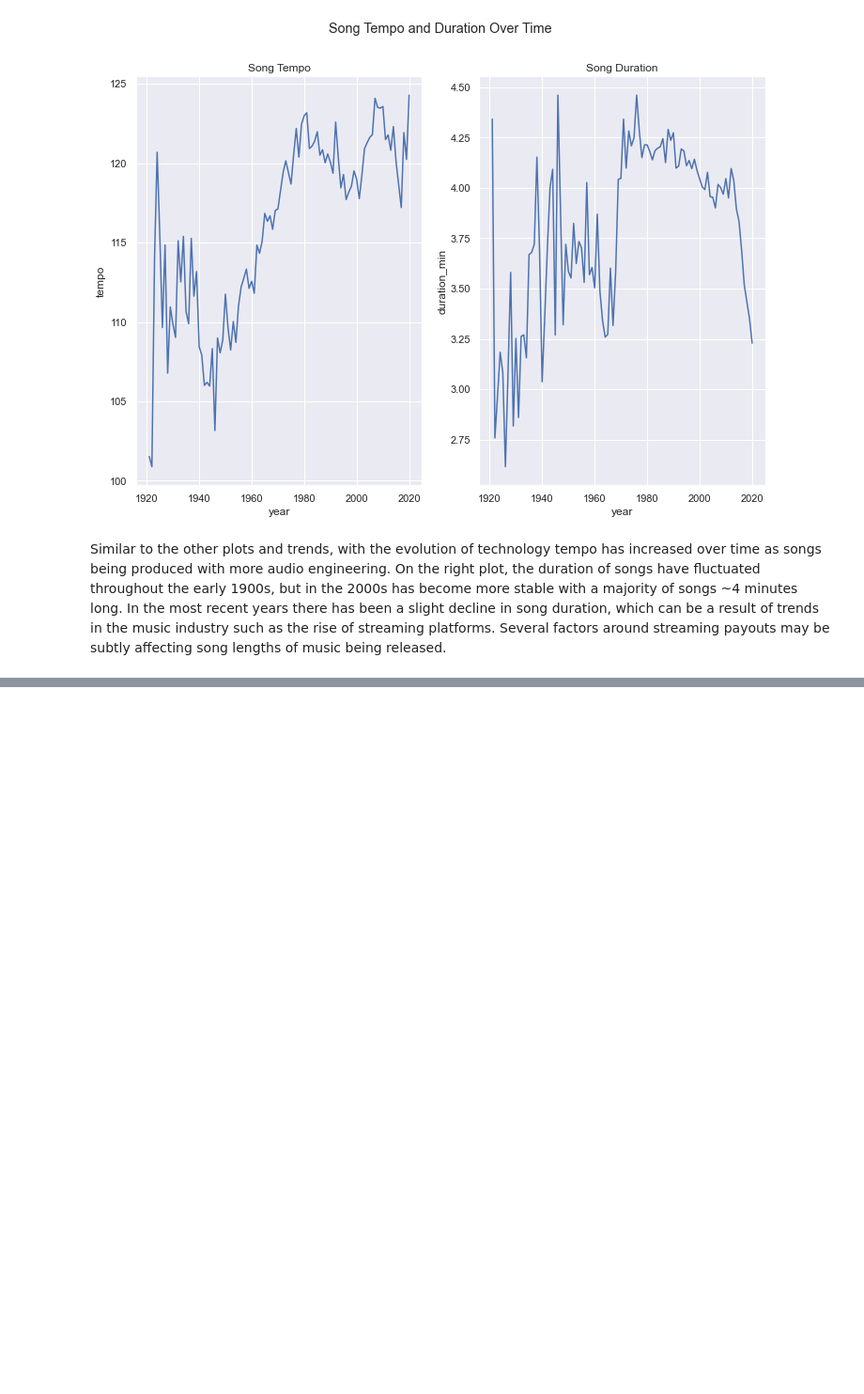
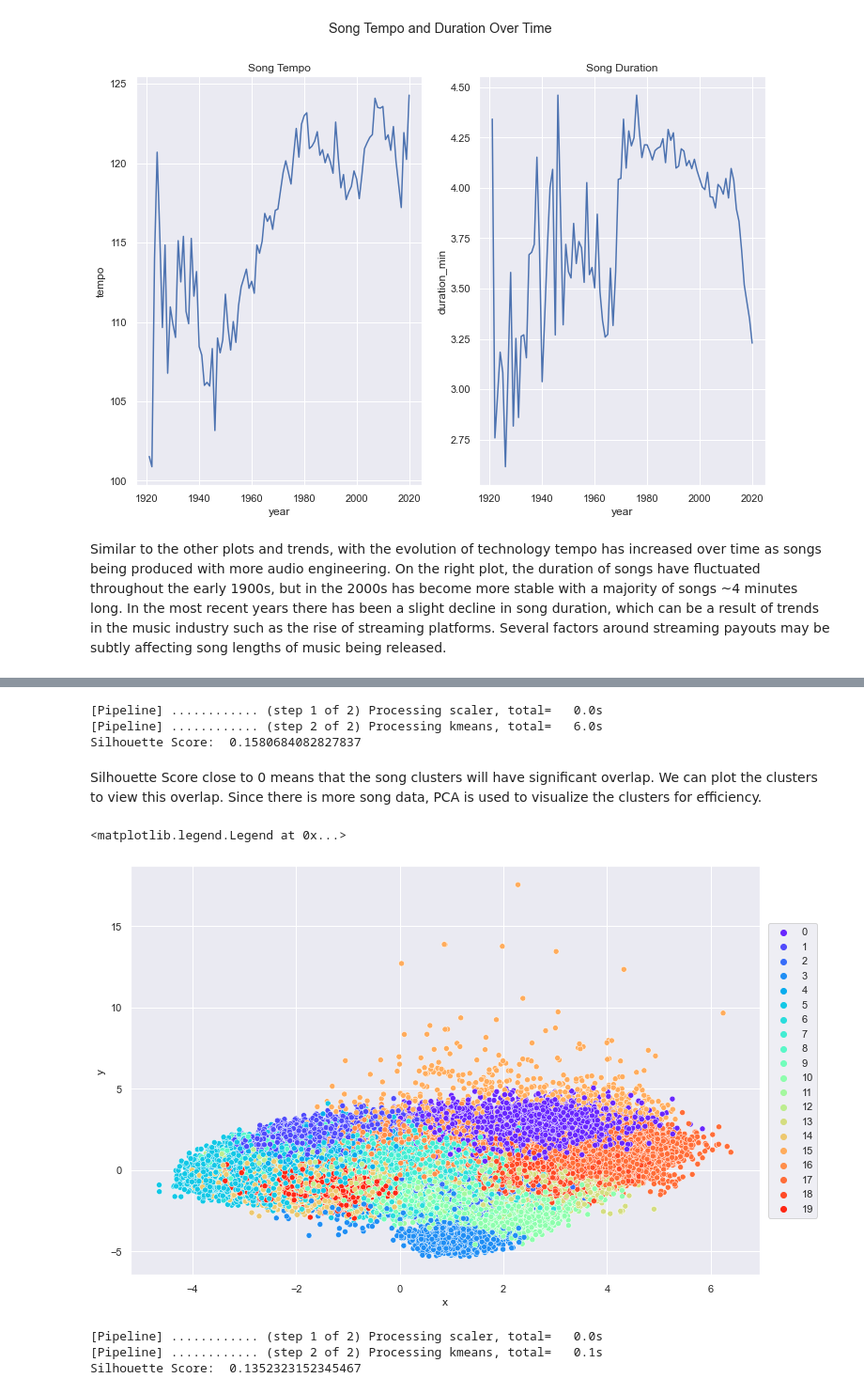
Before and after one commit to taylormanivanh/projects, a Jupyter notebook: Music_Recommender/Music_Recommender.ipynb, the cells around one changed output, grey strips where cells are left out. Shown at 94% size. Drawn from its saved outputs; the diff is of its cells as text; code cells hidden in the pictures; blank space fills up the shorter version.

```diff
--- a/Music_Recommender/Music_Recommender.ipynb
+++ b/Music_Recommender/Music_Recommender.ipynb
@@ -247,0 +300,66 @@ Similar to the other plots and trends, with the evolution of technology tempo ha
+# %%
+# Song Clusters
+# Select numeric song metric features
+song_data = data.select_dtypes(np.number)
+# Create a pipeline to sequentially transform the data before fitting to K-means
+# Generate 20 song clusters
+song_pipe = Pipeline([('scaler', StandardScaler())
+                     ,('kmeans', KMeans(n_clusters=20, verbose=False))]
+                    , verbose=True)
+# Fit song data to pipeline
+song_pipe.fit(song_data)
+# Predict and save the cluster results
+song_results = song_pipe.predict(song_data)
+data['cluster'] = song_results
+
+# Evaluate performance
+preprocessed_data = song_pipe['scaler'].transform(song_data)
+predicted_labels = song_pipe['kmeans'].labels_
+print('Silhouette Score: ', silhouette_score(preprocessed_data, predicted_labels))
+# %% [output]
+[Pipeline] ............ (step 1 of 2) Processing scaler, total=   0.0s
+[Pipeline] ............ (step 2 of 2) Processing kmeans, total=   6.0s
+Silhouette Score:  0.1580684082827837
+# %% [markdown]
+Silhouette Score close to 0 means that the song clusters will have significant overlap. We can plot the clusters to view this overlap.
+Since there is more song data, PCA is used to visualize the clusters for efficiency.
+# %%
+# Create a pipeline to sequentially scale the data and implement PCA for dimensionality reduction
+pca_pipe = Pipeline([('scaler', StandardScaler())
+                    ,('PCA', PCA(n_components=2))])
+song_embed = pca_pipe.fit_transform(song_data)
+projection = pd.DataFrame(columns=['x','y'], data=song_embed)
+projection['title'] = data['name']
+projection['cluster'] = data['cluster']
+
+# Plot the clusters
+sns.set(rc={'figure.figsize':(12 ,8)})
+palette = sns.color_palette('rainbow', 20)
+ax = sns.scatterplot(data=projection, x='x', y='y', hue='cluster', palette=palette, legend='full')
+plt.legend(bbox_to_anchor=(1.1, 0.5), loc='right')
+# %% [output]
+<matplotlib.legend.Legend at 0x...>
+[figure, added]
+# %%
+# Genre Clusters
+# Select numeric song metric features
+genre_data = data_by_genres.select_dtypes(np.number)
+# Create a pipeline to sequentially transform the data before fitting to K-means
+# Generate 10 genre clusters
+genre_pipe = Pipeline([('scaler', StandardScaler())
+                     ,('kmeans', KMeans(n_clusters=10, verbose=False))]
+                    , verbose=True)
+# Fit song data to pipeline
+genre_pipe.fit_transform(genre_data)
+# Predict and save the cluster results
+genre_results = genre_pipe.predict(genre_data)
+data_by_genres['cluster'] = genre_results
+
+# Evaluate performance
+preprocessed_data = genre_pipe['scaler'].transform(genre_data)
+predicted_labels = genre_pipe['kmeans'].labels_
+print('Silhouette Score: ', silhouette_score(preprocessed_data, predicted_labels))
+# %% [output]
+[Pipeline] ............ (step 1 of 2) Processing scaler, total=   0.0s
+[Pipeline] ............ (step 2 of 2) Processing kmeans, total=   0.1s
+Silhouette Score:  0.1352323152345467
```
Also changed, not shown: parts of 21 cells of this notebook.
